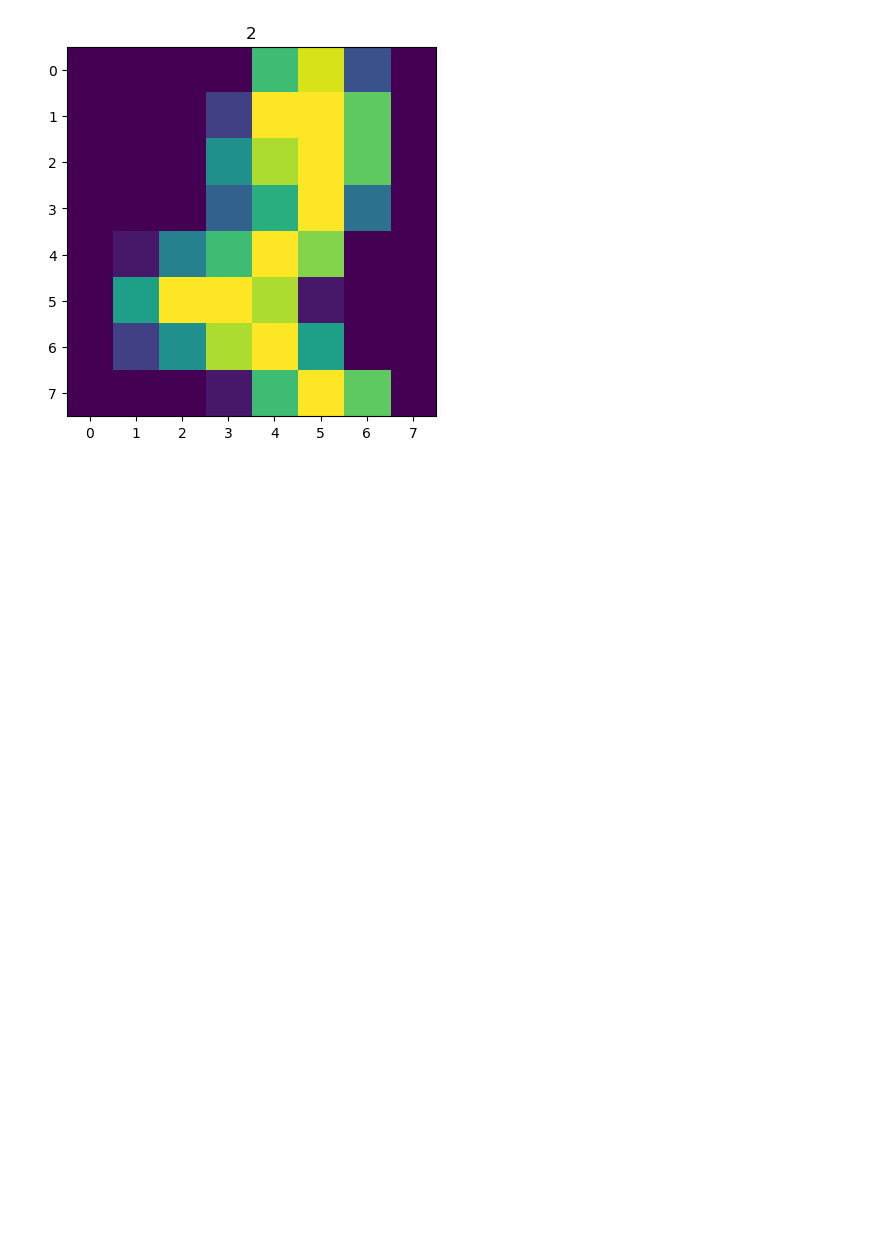
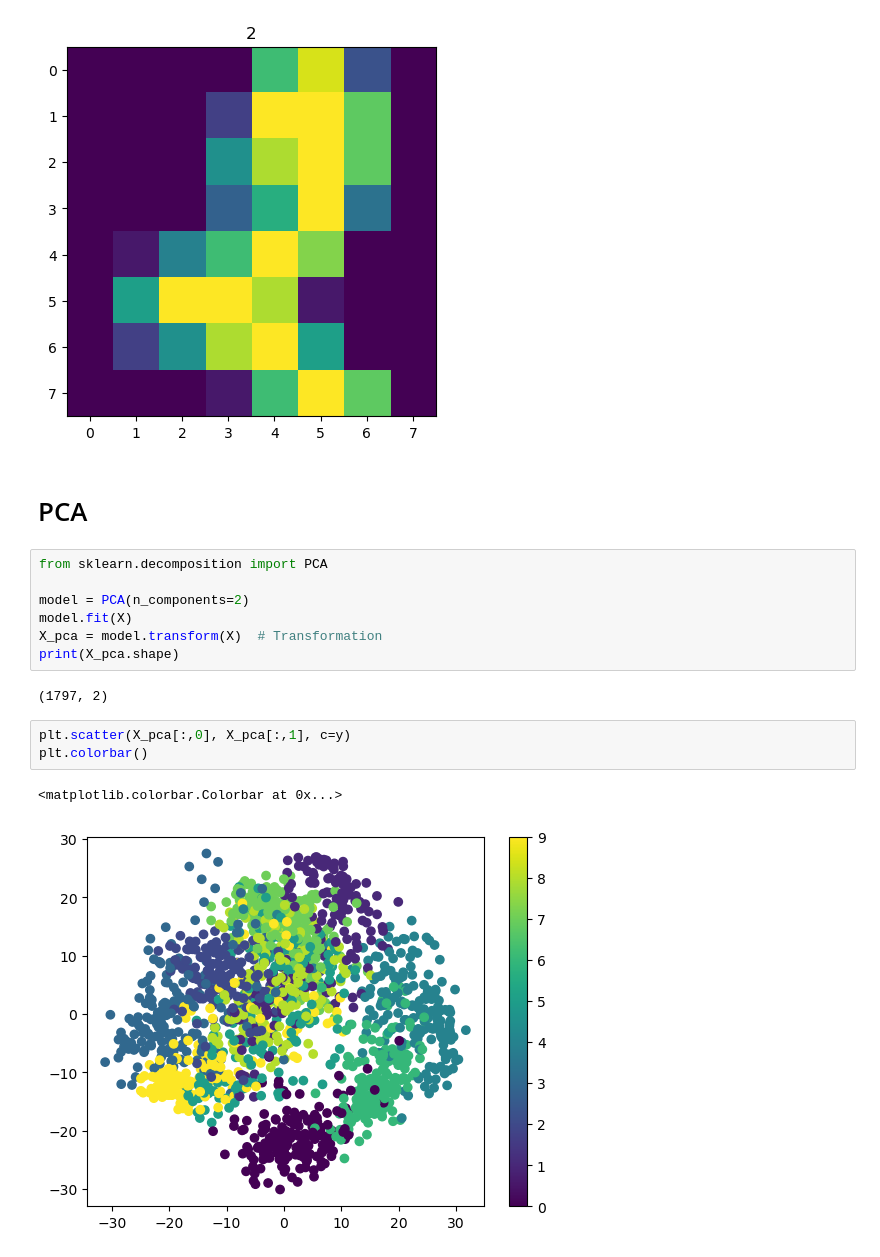
Before and after one commit to KHARBOUCHEBilal/Python-master, a Jupyter notebook: Python-master/K-Means.ipynb, the cells around one changed output. Saved outputs shown, nothing was run; the diff lists cells and outputs as text; blank space fills up the shorter version.

```diff
--- a/Python-master/K-Means.ipynb
+++ b/Python-master/K-Means.ipynb
@@ -119,3 +133,20 @@ plt.title(y[outliers][0])
 # %% [output]
 Text(0.5, 1.0, '2')
 [figure]
+# %% [markdown]
+# PCA
+# %%
+from sklearn.decomposition import PCA
+
+model = PCA(n_components=2)
+model.fit(X)
+X_pca = model.transform(X)  # Transformation
+print(X_pca.shape)
+# %% [output]
+(1797, 2)
+# %%
+plt.scatter(X_pca[:,0], X_pca[:,1], c=y)
+plt.colorbar()
+# %% [output]
+<matplotlib.colorbar.Colorbar at 0x...>
+[figure, added]
```
Also changed, not shown: parts of 12 cells of this notebook.
